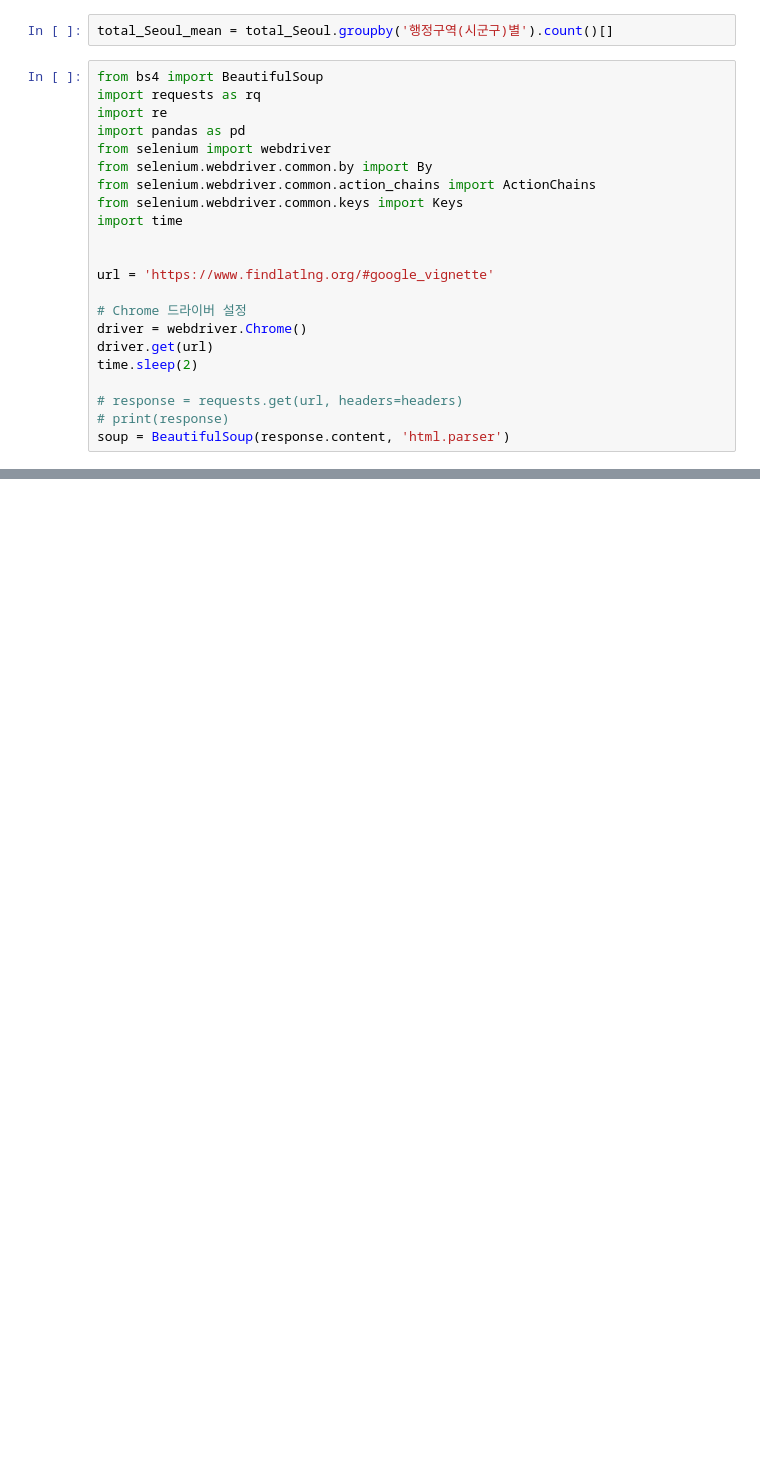
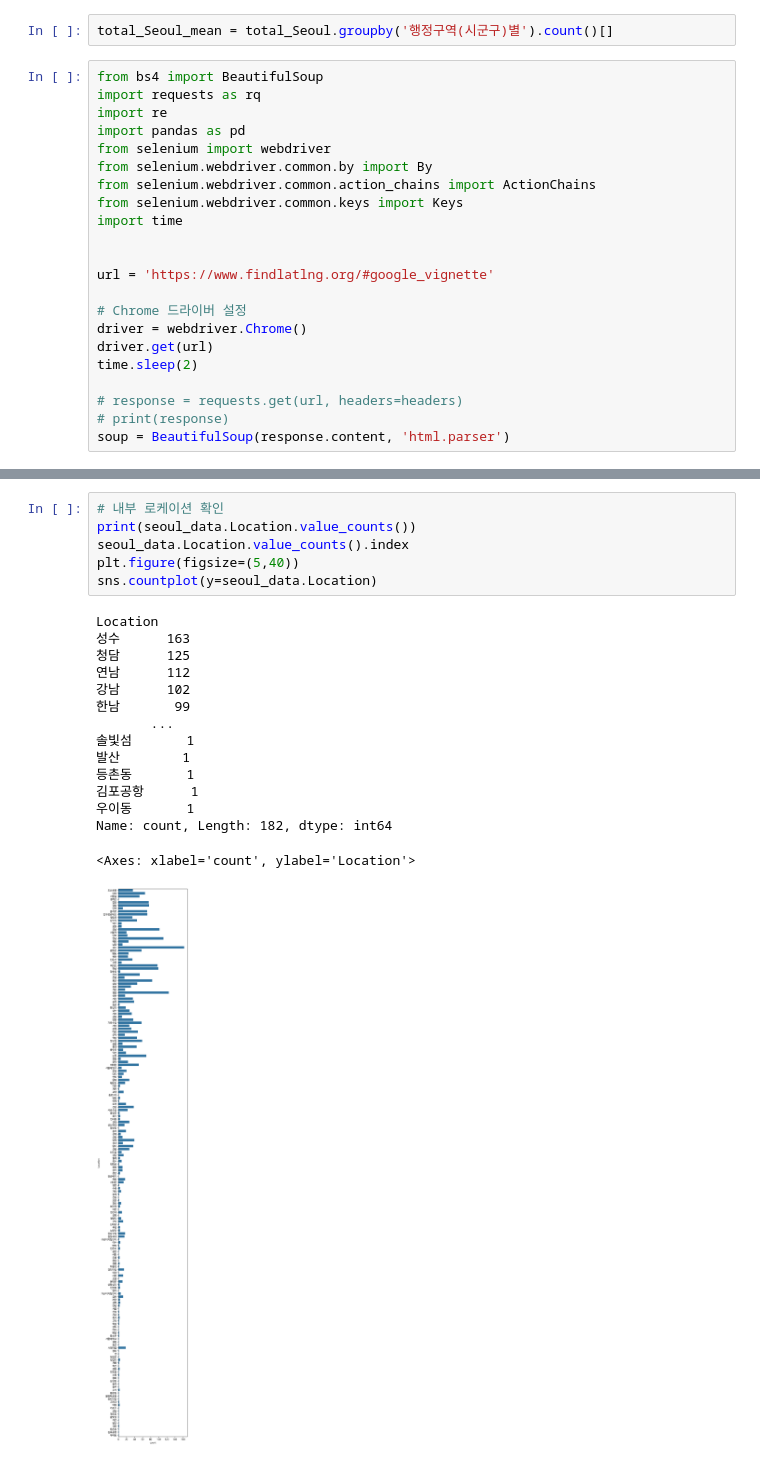
Before and after one commit to Yoon2596/kita_2404, a Jupyter notebook: m3_분석_라이브러리/평가/web_project_0628.ipynb, the cells around one changed output, grey strips where cells are left out. Saved outputs shown, nothing was run; the diff lists cells and outputs as text; blank space fills up the shorter version.

```diff
--- a/m3_분석_라이브러리/평가/web_project_0628.ipynb
+++ b/m3_분석_라이브러리/평가/web_project_0628.ipynb
@@ -115,0 +134,22 @@ map
+# %%
+# 내부 로케이션 확인
+print(seoul_data.Location.value_counts())
+seoul_data.Location.value_counts().index
+plt.figure(figsize=(5,40))
+sns.countplot(y=seoul_data.Location)
+# %% [output]
+Location
+성수      163
+청담      125
+연남      112
+강남      102
+한남       99
+       ...
+솔빛섬       1
+발산        1
+등촌동       1
+김포공항      1
+우이동       1
+Name: count, Length: 182, dtype: int64
+<Axes: xlabel='count', ylabel='Location'>
+[figure, added]
```
Also changed, not shown: parts of 14 cells of this notebook.
